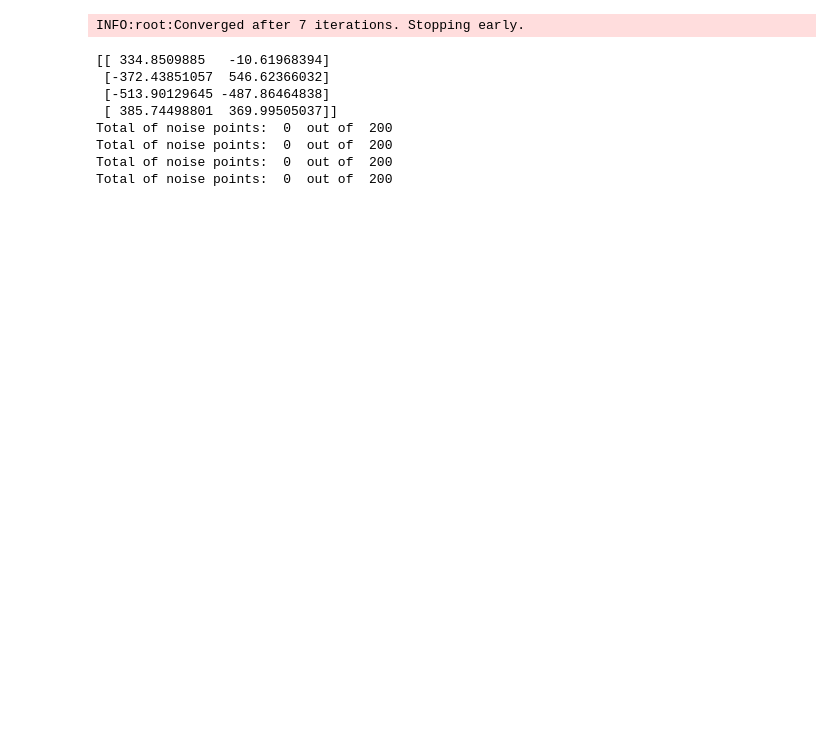
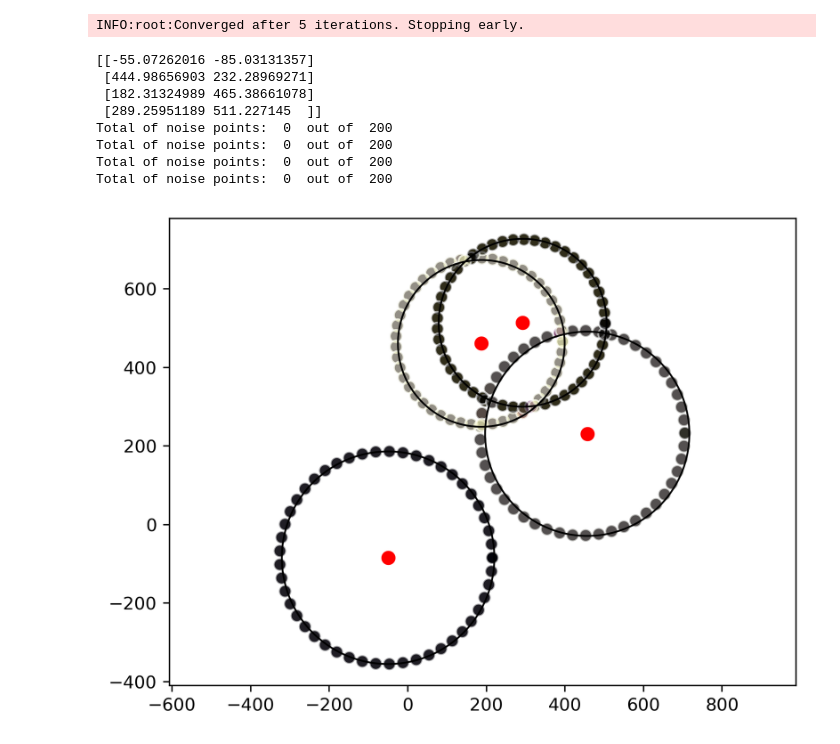
Before and after one commit to davidgonmar/ring-clustering, a Jupyter notebook: experiments/experiments.ipynb, the cells around one changed output. Drawn from its saved outputs; the diff is of its cells as text; code cells hidden in the pictures; blank space fills up the shorter version.

```diff
--- a/experiments/experiments.ipynb
+++ b/experiments/experiments.ipynb
@@ -34,7 +34,7 @@ circles = np.concatenate([circles, noise])
 
 # Fit the clustering model
 model = NoisyRingsClustering(
-    n_rings=n_rings, q=1.1, convergence_eps=0, max_iters=330)
+    n_rings=n_rings, q=1.2, convergence_eps=0, max_iters=3300)
 model.fit(circles)
 
 # mask = model.prune_noise(threshold=1.5, reestimate_centers_and_radii=False)
@@ -55,35 +55,36 @@ for cluster in range(n_rings):
     cmap = plt.get_cmap(colormaps[cluster])
     cluster_colors = cmap(norm(cluster_memberships))
 
     # if a point is noise, color it black
     cluster_colors[np.where(cluster_memberships == -1)] = [0, 0, 0, 1]
     print(
         "Total of noise points: ",
         len(np.where(cluster_memberships == -1)[0]),
         " out of ",
         len(cluster_memberships),
     )
     plt.scatter(
         circles[:, 0], circles[:, 1], c=cluster_colors, alpha=0.5, edgecolors="w", s=50
     )
 
 # Draw circles with radii
 for i in range(len(radii)):
     circle = plt.Circle(centers[i], radii[i], fill=False, edgecolor="black")
     plt.gca().add_artist(circle)
     # draw the center of the circle
     plt.scatter(centers[i][0], centers[i][1], c="red", s=50)
 
 # Show the plot
 plt.axis("equal")
 plt.show()
 # %% [output]
-INFO:root:Converged after 7 iterations. Stopping early.
+INFO:root:Converged after 5 iterations. Stopping early.
-[[ 334.8509885   -10.61968394]
- [-372.43851057  546.62366032]
- [-513.90129645 -487.86464838]
- [ 385.74498801  369.99505037]]
+[[-55.07262016 -85.03131357]
+ [444.98656903 232.28969271]
+ [182.31324989 465.38661078]
+ [289.25951189 511.227145  ]]
 Total of noise points:  0  out of  200
 Total of noise points:  0  out of  200
 Total of noise points:  0  out of  200
 Total of noise points:  0  out of  200
+[figure, added]
```
Also changed, not shown: 3 other files.
